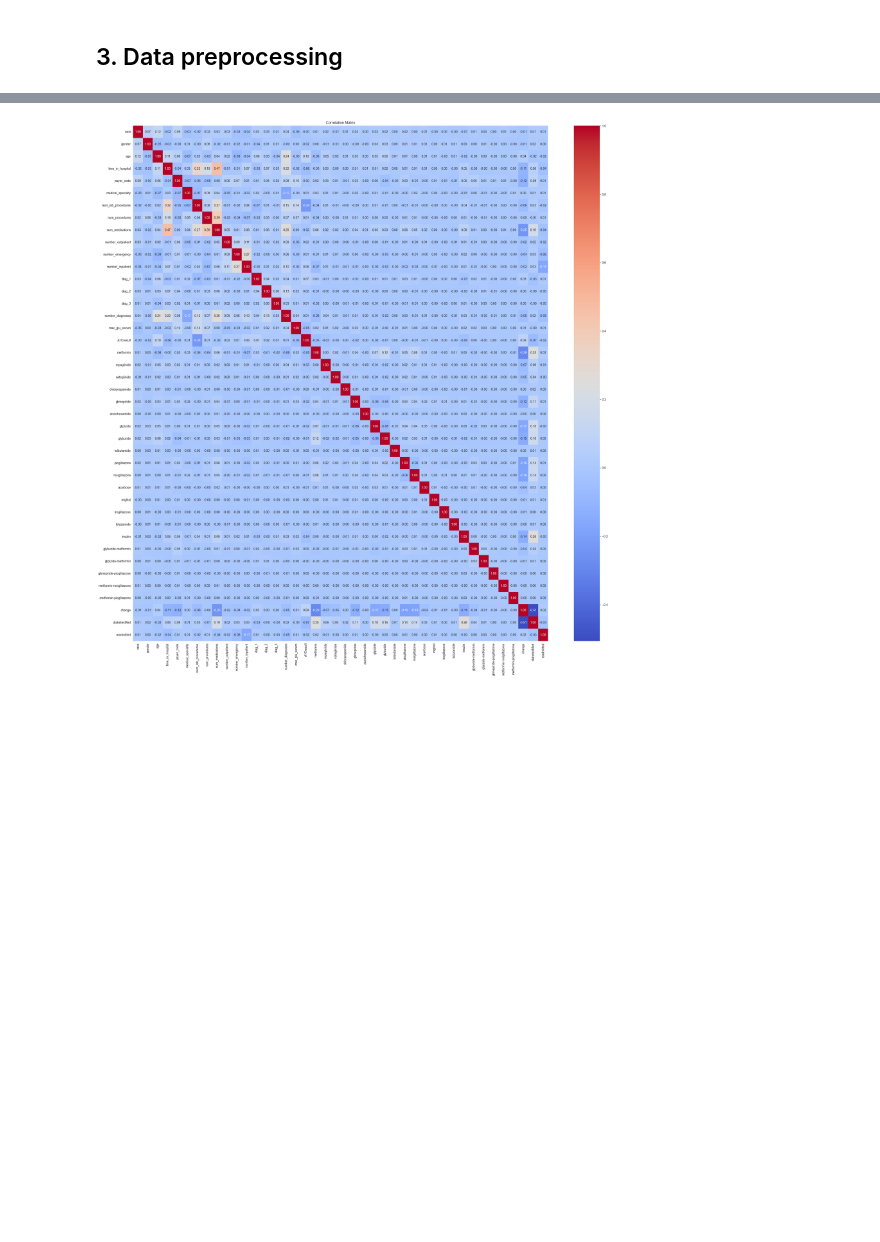
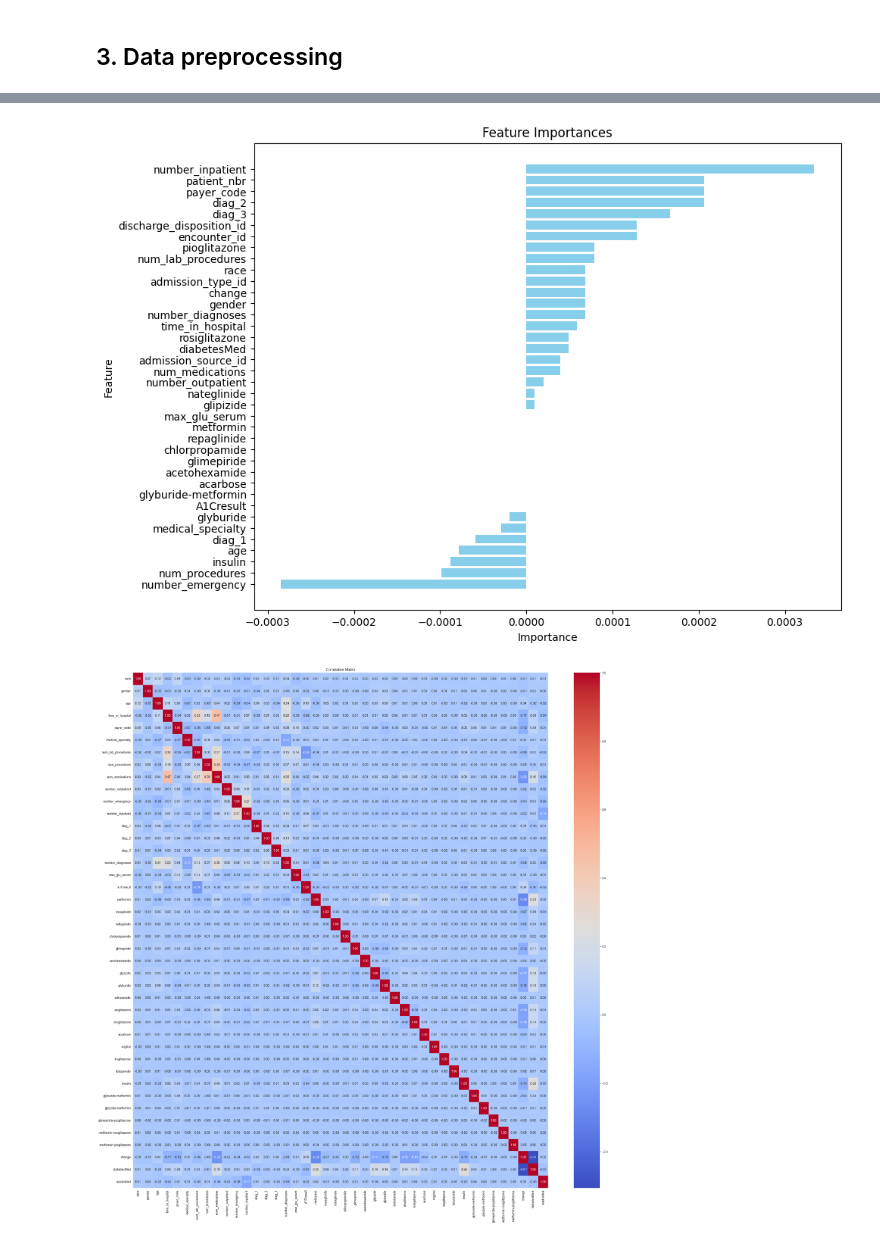
Before and after one commit to axelmezini/Diabetes-readmissions_Notebook, a Jupyter notebook: notebook.ipynb, the cells around one changed output, grey strips where cells are left out. Cells and saved outputs as stored; diff of their text form; code cells hidden in the pictures; blank space fills up the shorter version.

```diff
--- a/notebook.ipynb
+++ b/notebook.ipynb
@@ -103,6 +140,6 @@ Name: count, dtype: int64
 <h2>3. Data preprocessing</h2>
 # %%
 print(len(data.columns))
-data = data.drop(['weight', 'examide', 'citoglipton'], axis=1)
+data = data.drop(['weight', 'examide', 'citoglipton', 'metformin-pioglitazone', 'metformin-rosiglitazone', 'glimepiride-pioglitazone', 'glipizide-metformin', 'tolazamide', 'troglitazone', 'miglitol', 'tolbutamide'], axis=1)
 print(len(data.columns))
 # %% [output]
@@ -116,0 +202,5 @@ data_unified['readmitted'] = data_unified['readmitted'].replace({'NO': '>30'})
+# %%
+# Sort feature importance scores
+sorted_feature_importance = sorted(feature_importance_dict.items(), key=lambda x: x[1])
+for ft in sorted_feature_importance:
+    print(ft)
@@ -117,3 +225,17 @@ data_unified['readmitted'] = data_unified['readmitted'].replace({'NO': '>30'})
+# %%
+features = [x[0] for x in sorted_feature_importance]
+importances = [x[1] for x in sorted_feature_importance]
+
+# Create the bar plot
+plt.figure(figsize=(10, 8))
+plt.barh(features, importances, color='skyblue')
+plt.xlabel('Importance')
+plt.ylabel('Feature')
+plt.title('Feature Importances')
+plt.gca().invert_yaxis()  # Invert y-axis to display highest importance at the top
+plt.show()
+# %% [output]
+[figure, added]
 # %%
 import pandas as pd
 from sklearn.preprocessing import LabelEncoder
```
Also changed, not shown: parts of 10 cells of this notebook.
